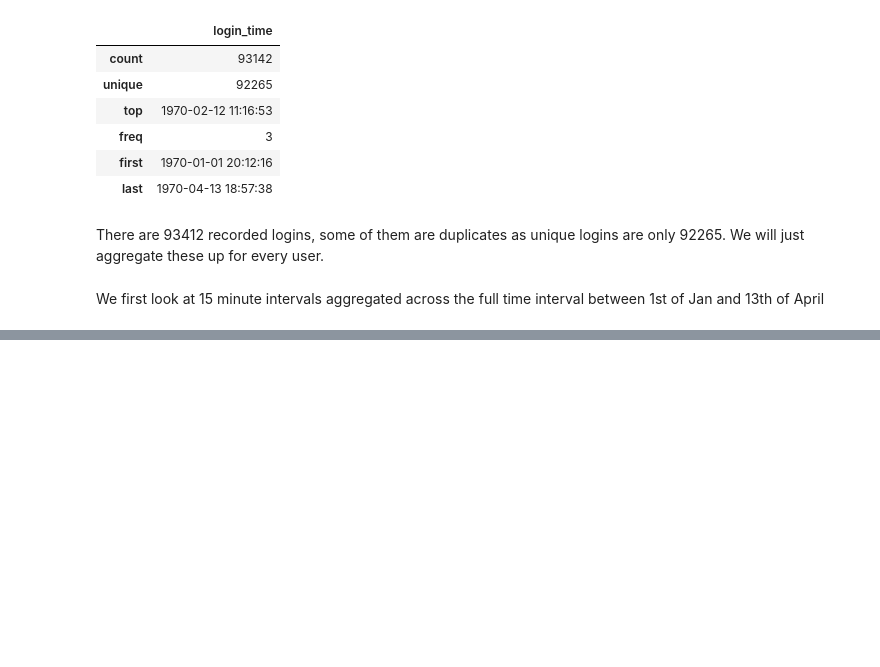
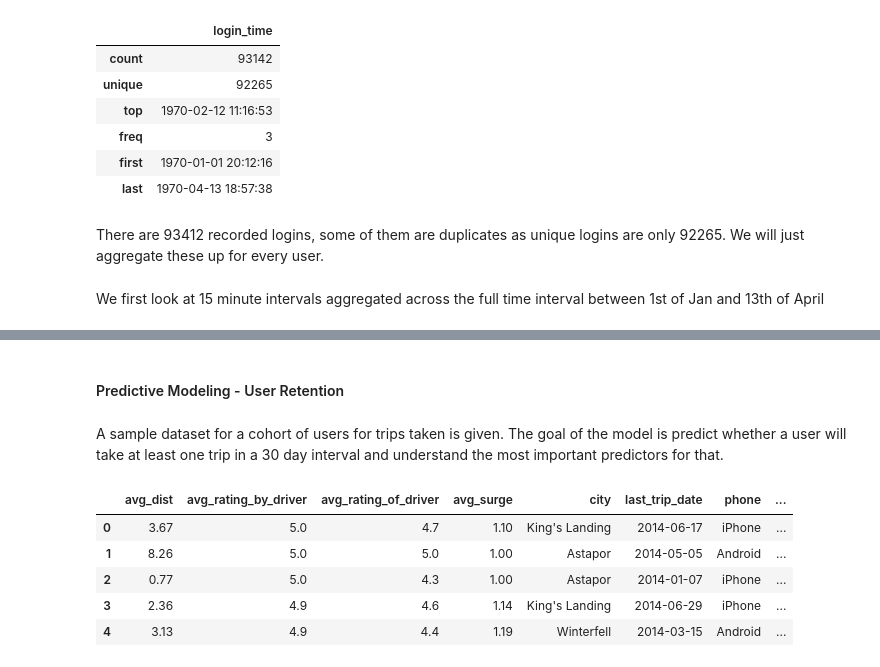
Before and after one commit to kc3/Springboard, a Jupyter notebook: ultimate_challenge/Ultimate.ipynb, the cells around one changed output, grey strips where cells are left out. Saved outputs shown, nothing was run; the diff lists cells and outputs as text; code cells hidden in the pictures; blank space fills up the shorter version.

```diff
--- a/ultimate_challenge/Ultimate.ipynb
+++ b/ultimate_challenge/Ultimate.ipynb
@@ -106,0 +126,18 @@ AttributeError: 'DatetimeIndex' object has no attribute 'dt'
+# %% [markdown]
+#### Predictive Modeling - User Retention
+# %% [markdown]
+A sample dataset for a cohort of users for trips taken is given. The goal of the model is predict whether a user will take at least one trip in a 30 day interval and understand the most important predictors for that.
+# %%
+# Load the data
+with open('ultimate_data_challenge.json') as f:
+   e_json = json.load(f)
+
+engagement = pd.DataFrame(e_json)
+engagement.head()
+# %% [output]
+|  | avg_dist | avg_rating_by_driver | avg_rating_of_driver | avg_surge | city | last_trip_date | phone | ... |
+| 0 | 3.67 | 5.0 | 4.7 | 1.10 | King's Landing | 2014-06-17 | iPhone | ... |
+| 1 | 8.26 | 5.0 | 5.0 | 1.00 | Astapor | 2014-05-05 | Android | ... |
+| 2 | 0.77 | 5.0 | 4.3 | 1.00 | Astapor | 2014-01-07 | iPhone | ... |
+| 3 | 2.36 | 4.9 | 4.6 | 1.14 | King's Landing | 2014-06-29 | iPhone | ... |
+| 4 | 3.13 | 4.9 | 4.4 | 1.19 | Winterfell | 2014-03-15 | Android | ... |
```
Also changed, not shown: parts of 33 cells of this notebook, 1 other file.
